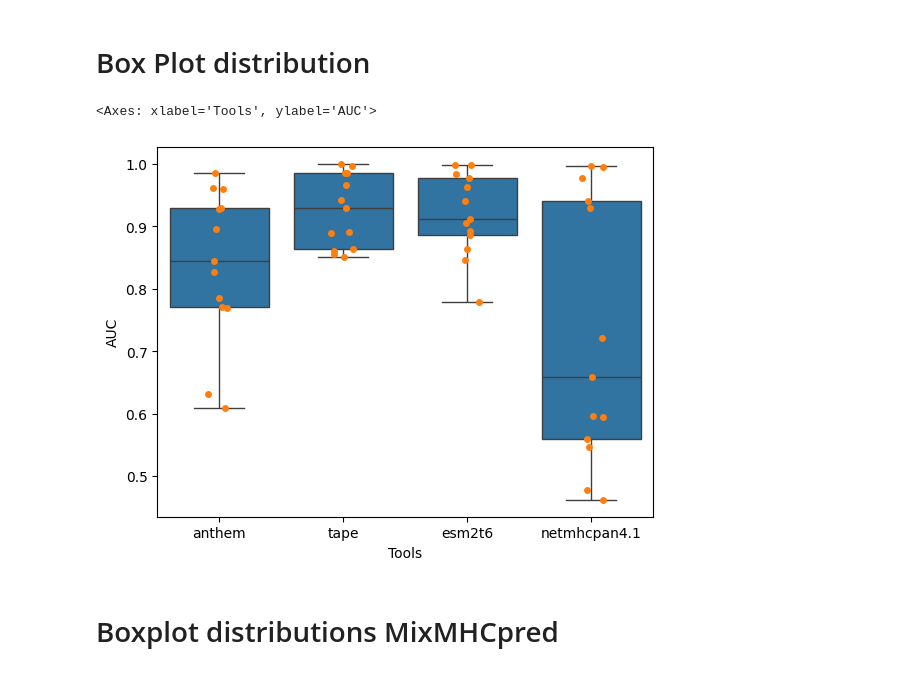
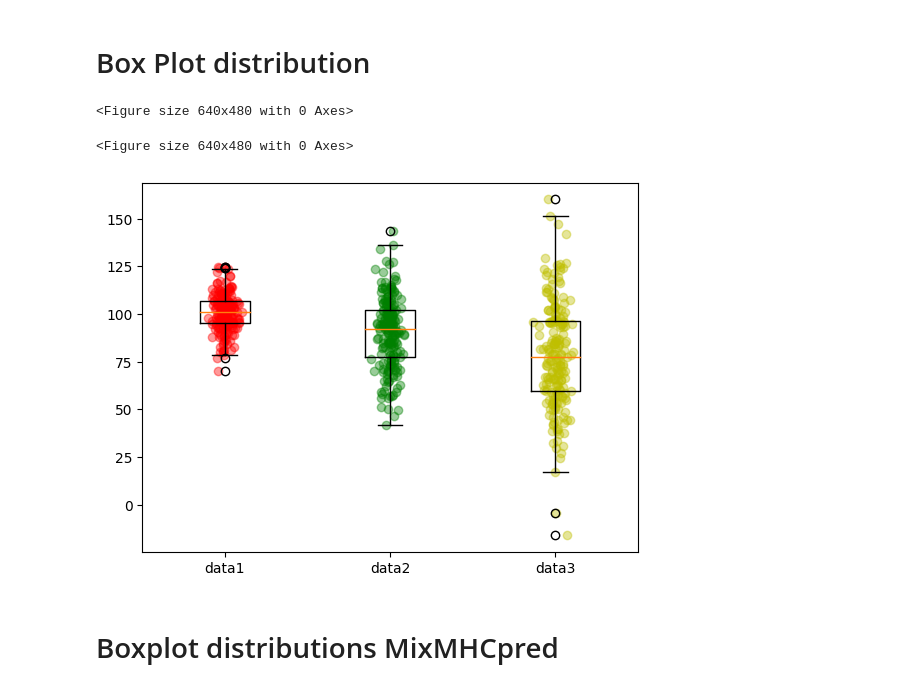
Before and after one commit to arceda/pmhc, a Jupyter notebook: state-of-art/metrics.ipynb, the cells around one changed output. Saved outputs shown, nothing was run; the diff lists cells and outputs as text; code cells hidden in the pictures.

Commit message:
boxplot :)

```diff
--- a/state-of-art/metrics.ipynb
+++ b/state-of-art/metrics.ipynb
@@ -115,11 +129,12 @@ metrics_netmhcpan = get_metrics(data["Label"], data["netmhcpan4.1_pred_SB"], dat
 metrics_tape = get_metrics(data["Label"], data["tape_pred"], data["tape_prob"])
 metrics_esm2t6 = get_metrics(data["Label"], data["esm2t6_pred"], data["esm2t6_prob"])
 metrics_acme = get_metrics(data_acme["Label"], data_acme["acme_pred"], data_acme["acme_prob"])
+metrics_mixmhcpred = get_metrics_mixmhcpred(data["Label"], data["mixmhcpred_pred"], data["mixmhcpred_rank"])
 #print(metrics_anthem)
-#print(metrics_netmhcpan)
+print(metrics_netmhcpan)
 #print(metrics_tape)
 #print(metrics_esm2t6)
-#print(metrics_acme)
+print(metrics_mixmhcpred)
 
 plot_metrics({'tape':metrics_tape, 'anthem':metrics_anthem, 'acme':metrics_acme,
               'netmhcpan4.1':metrics_netmhcpan, 'esm2':metrics_esm2t6}, "metrics_comparison.png")
@@ -276,20 +306,51 @@ for i in range(8,15):
+# %%
+for k in range(8,15):
+    # plotting
+    aucs_tape, aucs_esm2t6, aucs_anthem, aucs_netmhcpan, aucs_acme = total_aucs[k]
+    data = [aucs_tape, aucs_esm2t6, aucs_anthem, aucs_netmhcpan, aucs_acme]
+    labels = ['TAPE-gas', 'ESM2(t6)-fz', 'Anthem', 'NetMHCpan4.1', 'Acme']
+    palette = ['r', 'g', 'y', 'b', 'b']
+
+    plt.boxplot(data, labels=labels)
+    for i, val, c in zip(range(1,len(data)+1), data, palette):
+        x = np.random.normal(i, 0.04, size=len(val)) # jitter
+        plt.scatter(x, val, alpha=0.4, color=c)
+
+    plt.savefig("../plots/auc_distribution_" + str(k) + "-mer", dpi=300, bbox_inches='tight')
+    plt.clf()
+# %% [output]
+<Figure size 640x480 with 0 Axes>
 # %%
 import seaborn as sns
 import matplotlib.pyplot as plt
 import pandas as pd
 import numpy as np
 
-# 8-mer
-k = 14
-df = total_aucs[14]
-#df["Mix2"] = f1_values
-#df["Mix3"] = f1_values
-df = df.melt(var_name='Tools',value_name='AUC')
-sns.boxplot(x = "Tools", y = "AUC", data = df)
-sns.stripplot(x = "Tools", y = "AUC", data = df)
+for k in range(8,15):
+    df = total_aucs[k]
+    df = df.melt(var_name='Tools',value_name='AUC')
+    sns.boxplot(x = "Tools", y = "AUC", data = df)
+    sns.stripplot(x = "Tools", y = "AUC", data = df)
+    plt.savefig("../plots/auc_distribution_" + str(k) + "-mer", dpi=300, bbox_inches='tight')
+    plt.clf()
 # %% [output]
-<Axes: xlabel='Tools', ylabel='AUC'>
+<Figure size 640x480 with 0 Axes>
-[figure, removed]
+# %%
+import numpy as np
+np.random.seed(10)
+data1 = np.random.normal(100, 10, 200)
+data2 = np.random.normal(90, 20, 200)
+data3 = np.random.normal(80, 30, 200)
+data = [data1, data2, data3]
+plt.boxplot(data, labels=['data1', 'data2', 'data3'])
+
+palette = ['r', 'g', 'y']
+for i, val, c in zip(range(1,len(data)+1), data, palette):
+    x = np.random.normal(i, 0.04, size=len(val)) # jitter
+    plt.scatter(x, val, alpha=0.4, color=c)
+plt.show()
+# %% [output]
+[figure, added]
 # %% [markdown]
 # Boxplot distributions MixMHCpred
 # %%
```
Also changed, not shown: parts of 8 cells of this notebook, 11 other files.
